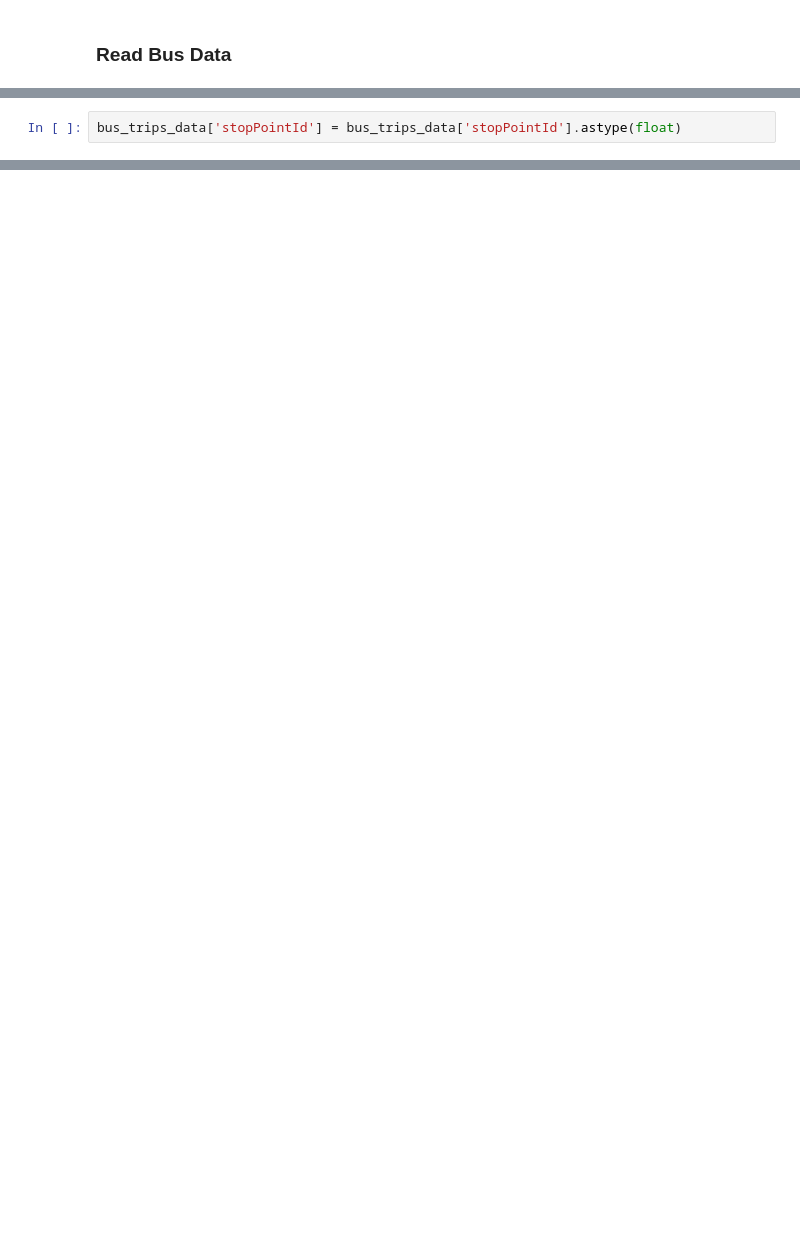
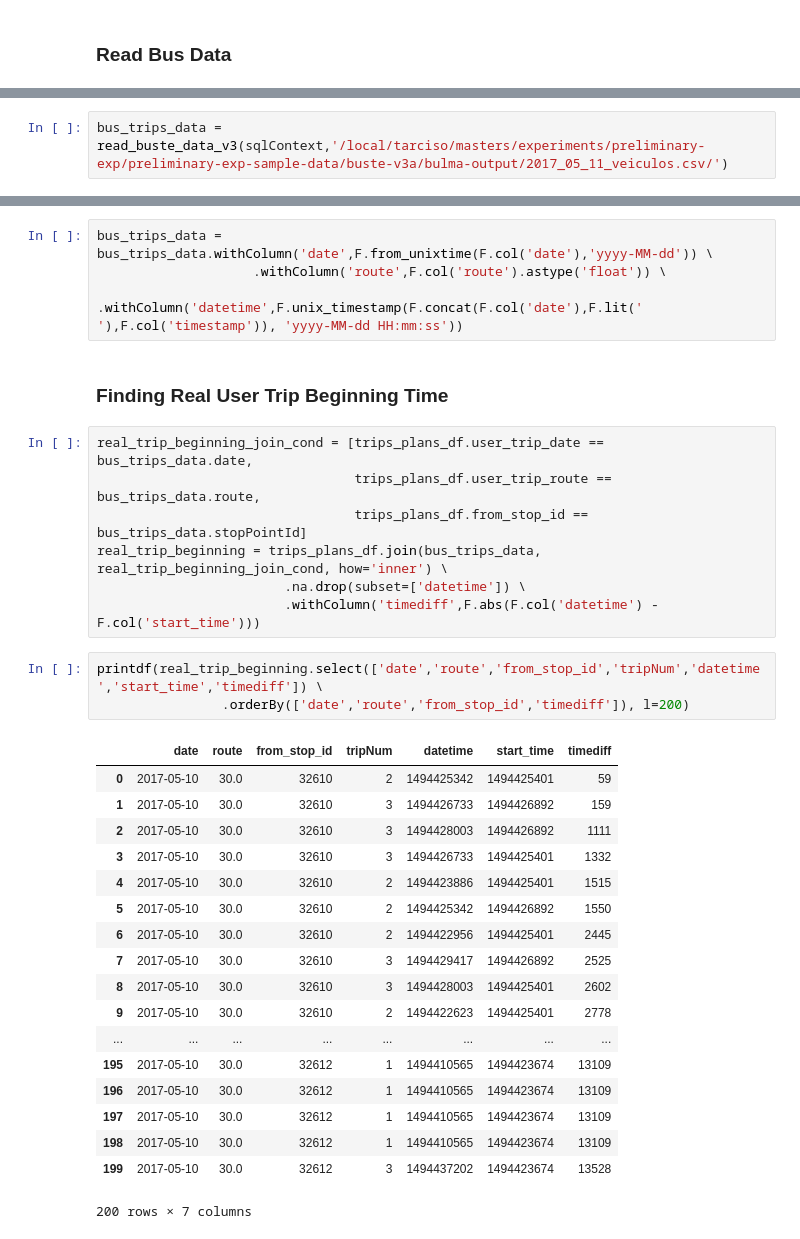
Before and after one commit to tarcisobraz/trips-optimality-exp, a Jupyter notebook: evaluate-trip-optimality-spark.ipynb, the cells around one changed output, grey strips where cells are left out. Saved outputs shown, nothing was run; the diff lists cells and outputs as text; blank space fills up the shorter version.

```diff
--- a/evaluate-trip-optimality-spark.ipynb
+++ b/evaluate-trip-optimality-spark.ipynb
@@ -230 +237,3 @@ bus_trips_data = pd.read_csv('buste_crowd.csv')
+# %%
+bus_trips_data = read_buste_data_v3(sqlContext,'/local/tarciso/masters/experiments/preliminary-exp/preliminary-exp-sample-data/buste-v3a/bulma-output/2017_05_11_veiculos.csv/')
 # %%
@@ -240,2 +258,0 @@ Index([u'route', u'tripNum', u'shapeId', u'shapeSequence', u'shapeLat',
-# %%
-bus_trips_data['stopPointId'] = bus_trips_data['stopPointId'].astype(float)
@@ -241,0 +273,35 @@ bus_trips_data['stopPointId'] = bus_trips_data['stopPointId'].astype(float)
+# %%
+bus_trips_data = bus_trips_data.withColumn('date',F.from_unixtime(F.col('date'),'yyyy-MM-dd')) \
+                    .withColumn('route',F.col('route').astype('float')) \
+                    .withColumn('datetime',F.unix_timestamp(F.concat(F.col('date'),F.lit(' '),F.col('timestamp')), 'yyyy-MM-dd HH:mm:ss'))
+# %% [markdown]
+### Finding Real User Trip Beginning Time
+# %%
+real_trip_beginning_join_cond = [trips_plans_df.user_trip_date == bus_trips_data.date,
+                                 trips_plans_df.user_trip_route == bus_trips_data.route,
+                                 trips_plans_df.from_stop_id == bus_trips_data.stopPointId]
+real_trip_beginning = trips_plans_df.join(bus_trips_data, real_trip_beginning_join_cond, how='inner') \
+                        .na.drop(subset=['datetime']) \
+                        .withColumn('timediff',F.abs(F.col('datetime') - F.col('start_time')))
+# %%
+printdf(real_trip_beginning.select(['date','route','from_stop_id','tripNum','datetime','start_time','timediff']) \
+                .orderBy(['date','route','from_stop_id','timediff']), l=200)
+# %% [output]
+|  | date | route | from_stop_id | tripNum | datetime | start_time | timediff |
+| 0 | 2017-05-10 | 30.0 | 32610 | 2 | 1494425342 | 1494425401 | 59 |
+| 1 | 2017-05-10 | 30.0 | 32610 | 3 | 1494426733 | 1494426892 | 159 |
+| 2 | 2017-05-10 | 30.0 | 32610 | 3 | 1494428003 | 1494426892 | 1111 |
+| 3 | 2017-05-10 | 30.0 | 32610 | 3 | 1494426733 | 1494425401 | 1332 |
+| 4 | 2017-05-10 | 30.0 | 32610 | 2 | 1494423886 | 1494425401 | 1515 |
+| 5 | 2017-05-10 | 30.0 | 32610 | 2 | 1494425342 | 1494426892 | 1550 |
+| 6 | 2017-05-10 | 30.0 | 32610 | 2 | 1494422956 | 1494425401 | 2445 |
+| 7 | 2017-05-10 | 30.0 | 32610 | 3 | 1494429417 | 1494426892 | 2525 |
+| 8 | 2017-05-10 | 30.0 | 32610 | 3 | 1494428003 | 1494425401 | 2602 |
+| 9 | 2017-05-10 | 30.0 | 32610 | 2 | 1494422623 | 1494425401 | 2778 |
+| ... | ... | ... | ... | ... | ... | ... | ... |
+| 195 | 2017-05-10 | 30.0 | 32612 | 1 | 1494410565 | 1494423674 | 13109 |
+| 196 | 2017-05-10 | 30.0 | 32612 | 1 | 1494410565 | 1494423674 | 13109 |
+| 197 | 2017-05-10 | 30.0 | 32612 | 1 | 1494410565 | 1494423674 | 13109 |
+| 198 | 2017-05-10 | 30.0 | 32612 | 1 | 1494410565 | 1494423674 | 13109 |
+| 199 | 2017-05-10 | 30.0 | 32612 | 3 | 1494437202 | 1494423674 | 13528 |
+200 rows × 7 columns
```
Also changed, not shown: parts of 31 cells of this notebook.
